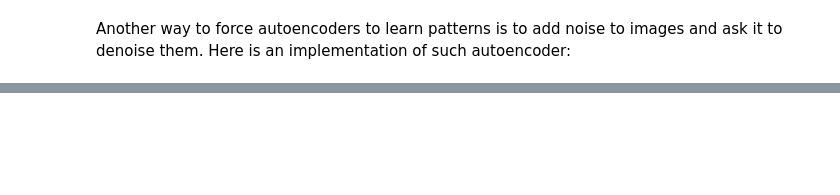
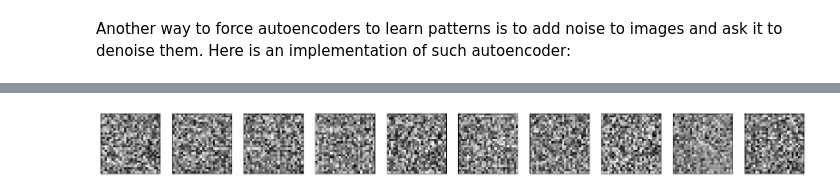
Before and after one commit to babacar122/MLNotes, a Jupyter notebook: autoencoder_and_diffusion_models.ipynb, the cells around one changed output, grey strips where cells are left out. Drawn from its saved outputs; the diff is of its cells as text; code cells hidden in the pictures; blank space fills up the shorter version.

```diff
--- a/autoencoder_and_diffusion_models.ipynb
+++ b/autoencoder_and_diffusion_models.ipynb
@@ -330,0 +586,80 @@ generated_imgs = generator.predict(codings)
+# %%
+generator = tf.keras.Sequential()
+# Define the generator model
+generator.add(tf.keras.layers.Dense(256, activation='relu', input_shape=(100,)))
+generator.add(tf.keras.layers.BatchNormalization())
+generator.add(tf.keras.layers.Dense(512, activation='relu'))
+generator.add(tf.keras.layers.BatchNormalization())
+generator.add(tf.keras.layers.Dense(1024, activation='relu'))
+generator.add(tf.keras.layers.BatchNormalization())
+generator.add(tf.keras.layers.Dense(28 * 28, activation='tanh'))
+generator.add(tf.keras.layers.Reshape((28, 28, 1)))
+
+# Define the discriminator model
+discriminator = tf.keras.Sequential([
+    tf.keras.layers.Flatten(input_shape=(28, 28, 1)),
+    tf.keras.layers.Dense(512, activation=tf.keras.layers.LeakyReLU(0.2)),
+    tf.keras.layers.Dropout(0.3),
+    tf.keras.layers.Dense(256, activation=tf.keras.layers.LeakyReLU(0.2)),
+    tf.keras.layers.Dropout(0.3),
+    tf.keras.layers.Dense(1, activation='sigmoid')
+])
+
+# Compile the discriminator
+discriminator.compile(optimizer='adam', loss='binary_crossentropy', metrics=['accuracy'])
+
+# Combine the generator and discriminator into a GAN
+discriminator.trainable = False
+gan_input = tf.keras.layers.Input(shape=(100,))
+gan_output = discriminator(generator(gan_input))
+gan = tf.keras.Model(gan_input, gan_output)
+
+# Compile the GAN
+gan.compile(optimizer='adam', loss='binary_crossentropy')
+
+(X_train, _), (_, _) = tf.keras.datasets.mnist.load_data()
+X_train = (X_train.astype(np.float32) - 127.5) / 127.5
+X_train = np.expand_dims(X_train, axis=-1)
+
+# Define training parameters
+batch_size = 128
+epochs = 50
+sample_interval = 5
+
+# Training the GAN
+for epoch in range(epochs):
+    # Train the discriminator
+    idx = np.random.randint(0, X_train.shape[0], batch_size)
+    real_images = X_train[idx]
+    noise = np.random.normal(0, 1, (batch_size, 100))
+    fake_images = generator.predict(noise)
+    d_loss_real = discriminator.train_on_batch(real_images, np.ones((batch_size, 1)))
+    d_loss_fake = discriminator.train_on_batch(fake_images, np.zeros((batch_size, 1)))
+    d_loss = 0.5 * np.add(d_loss_real, d_loss_fake)
+
+    # Train the generator
+    noise = np.random.normal(0, 1, (batch_size, 100))
+    g_loss = gan.train_on_batch(noise, np.ones((batch_size, 1)))
+
+    # Print the progress
+    if epoch % sample_interval == 0:
+        print(f"{epoch} [D loss: {d_loss[0]}, acc.: {100 * d_loss[1]}%] [G loss: {g_loss}]")
+
+# Generate and display images
+import matplotlib.pyplot as plt
+
+def plot_generated_images(generator, n_images=10):
+    noise = np.random.normal(0, 1, (n_images, 100))
+    generated_images = generator.predict(noise)
+    generated_images = 0.5 * generated_images + 0.5  # Rescale to [0, 1]
+
+    plt.figure(figsize=(20, 4))
+    for i in range(n_images):
+        ax = plt.subplot(1, n_images, i + 1)
+        plt.imshow(generated_images[i].reshape(28, 28), cmap='gray')
+        ax.get_xaxis().set_visible(False)
+        ax.get_yaxis().set_visible(False)
+    plt.show()
+
+plot_generated_images(generator)
+# %% [output]
@@ -331 +683,2 @@ generated_imgs = generator.predict(codings)
+[figure, added]
 # %% [markdown]
```
Also changed, not shown: parts of 33 cells of this notebook, 5 other files.
